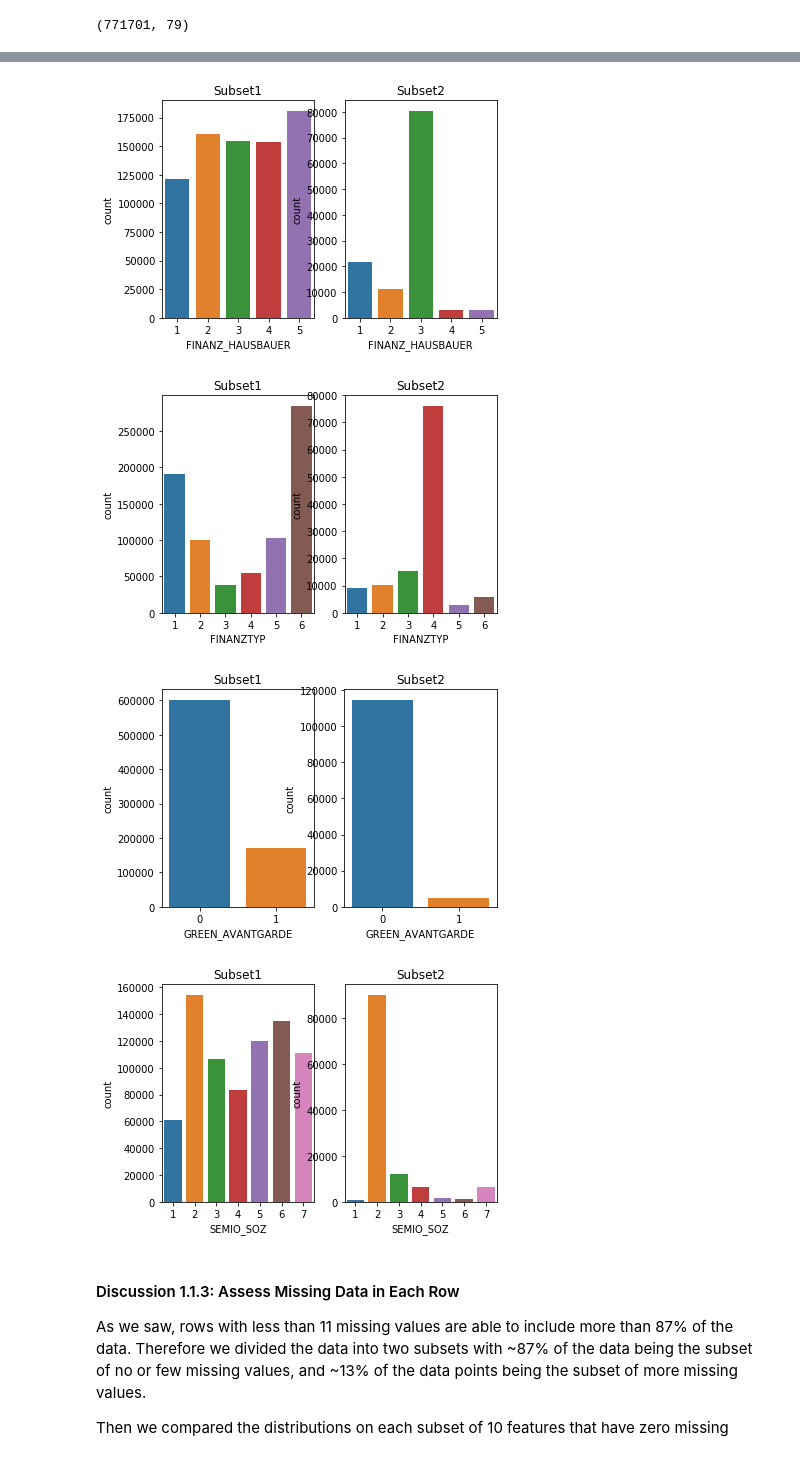
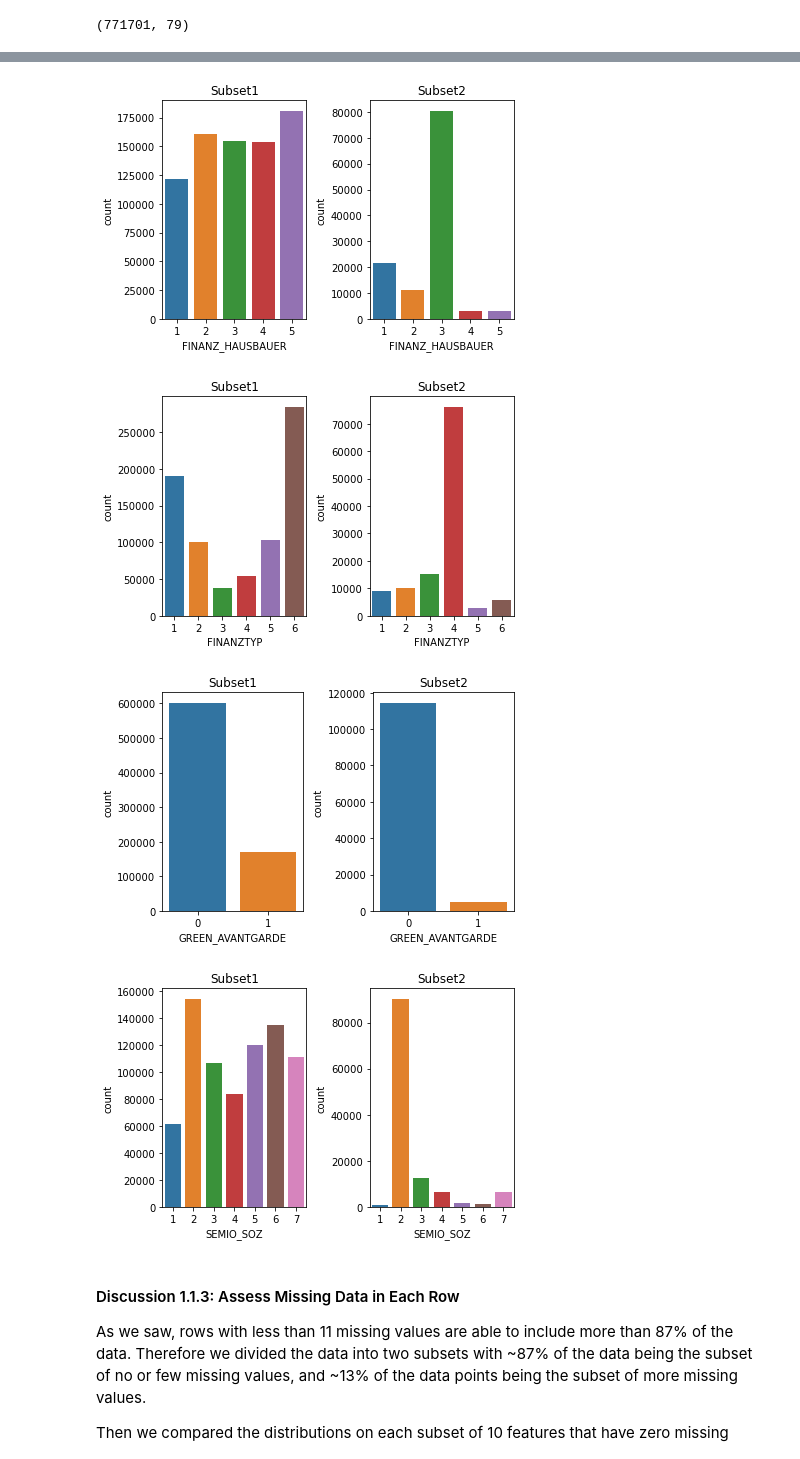
Before and after one commit to ElKokk/Identify-Customer-Segments, a Jupyter notebook: Identify_Customer_Segments.ipynb, the cells around one changed output, grey strips where cells are left out. Drawn from its saved outputs; the diff is of its cells as text; code cells hidden in the pictures.

```diff
--- a/Identify_Customer_Segments.ipynb
+++ b/Identify_Customer_Segments.ipynb
@@ -404,4 +378,5 @@ for i in dict_of_missing[0][0:10]:
     ax[1].title.set_text("Subset2")
     sns.countplot(x=subset1[i],data=subset1,ax=ax[0])
     sns.countplot(x=subset2[i],data=subset2,ax=ax[1])
+    plt.tight_layout()
 # %% [output]
@@ -414,7 +389,7 @@ for i in dict_of_missing[0][0:10]:
-[figure, old version]
+[figure, new version]
-[figure, old version]
+[figure, new version]
-[figure, old version]
+[figure, new version]
-[figure, old version]
+[figure, new version]
 # %% [markdown]
 #### Discussion 1.1.3: Assess Missing Data in Each Row
 
```
Also changed, not shown: parts of 48 cells of this notebook.
